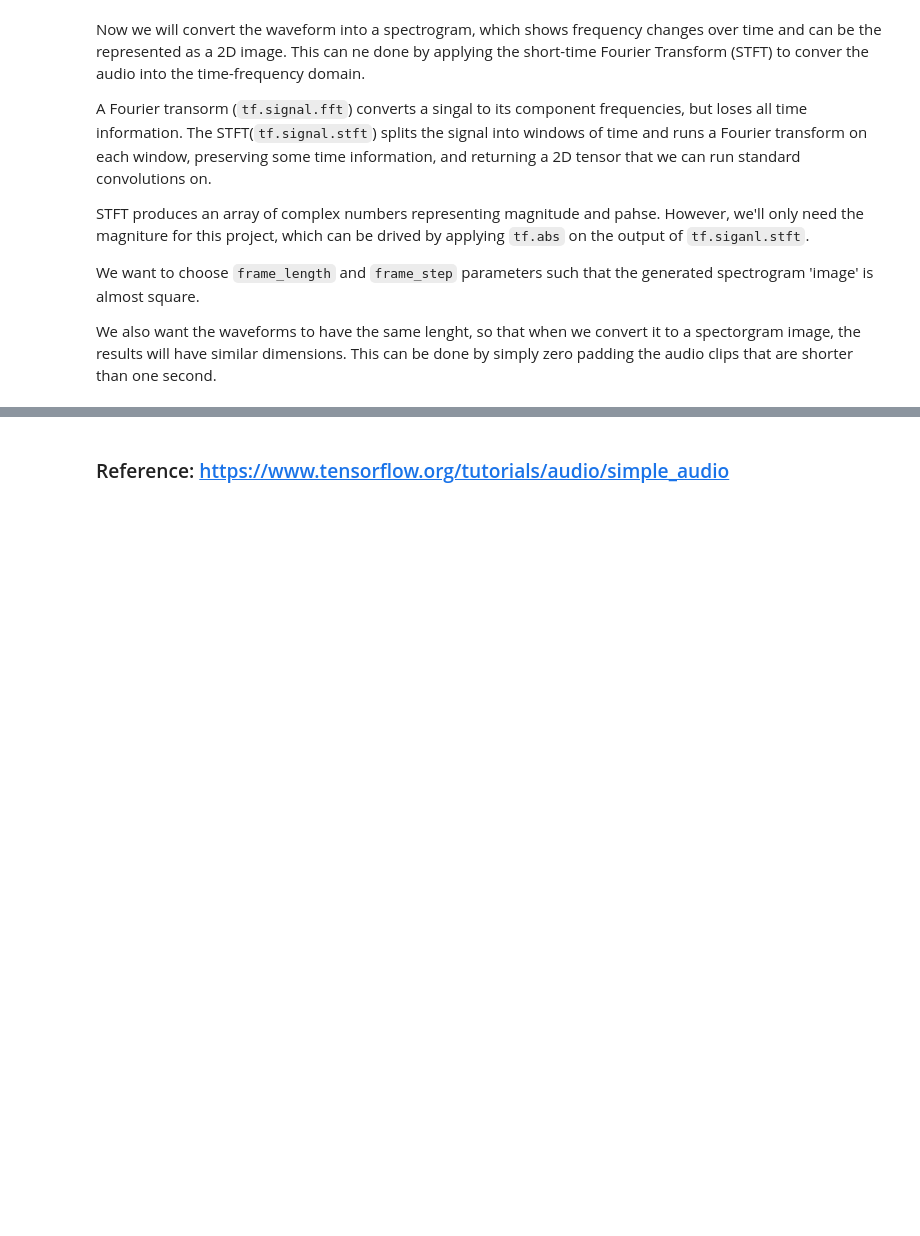
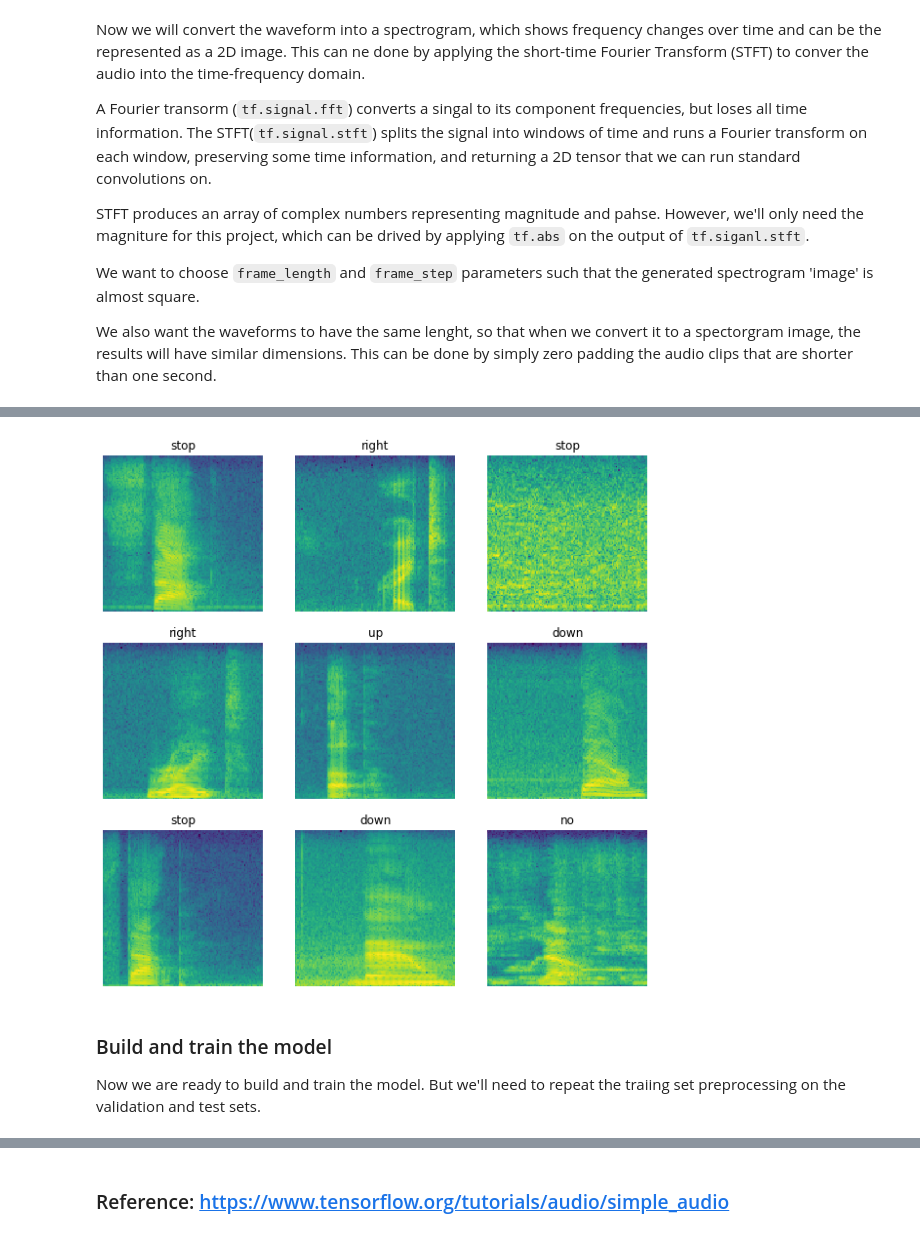
Before and after one commit to afrojaakter/MLAutomatic-Speech-Recognition, a Jupyter notebook: Audio_recognition.ipynb, the cells around one changed output, grey strips where cells are left out. Cells and saved outputs as stored; diff of their text form; code cells hidden in the pictures; blank space fills up the shorter version.

```diff
--- a/Audio_recognition.ipynb
+++ b/Audio_recognition.ipynb
@@ -175,0 +176,28 @@ plt.show()
+# %%
+def get_spectrogram_and_label_id(audio, label):
+  spectrogram = get_spectrogram(audio)
+  spectrogram = tf.expand_dims(spectrogram, -1)
+  label_id = tf.argmax(label == commands)
+  return spectrogram, label_id
+
+spectrogram_ds = waveform_ds.map(get_spectrogram_and_label_id,
+                                 num_parallel_calls=Autotune)
+
+# examine the spectrogram 'image' for different samples of the dataset
+rows = 3
+cols = 3
+n = rows*cols
+fig, axes = plt.subplots(rows, cols, figsize=(10, 10))
+for i, (spectrogram, label_id) in enumerate(spectrogram_ds.take(n)):
+  r = i // cols
+  c = i % cols
+  ax = axes[r][c]
+  plot_spectrogram(np.squeeze(spectrogram.numpy()), ax)
+  ax.set_title(commands[label_id.numpy()])
+  ax.axis('off')
+plt.show()
+# %% [output]
+[figure, added]
+# %% [markdown]
+### Build and train the model
+Now we are ready to build and train the model. But we'll need to repeat the traiing set preprocessing on the validation and test sets.
```
Also changed, not shown: parts of 17 cells of this notebook.
